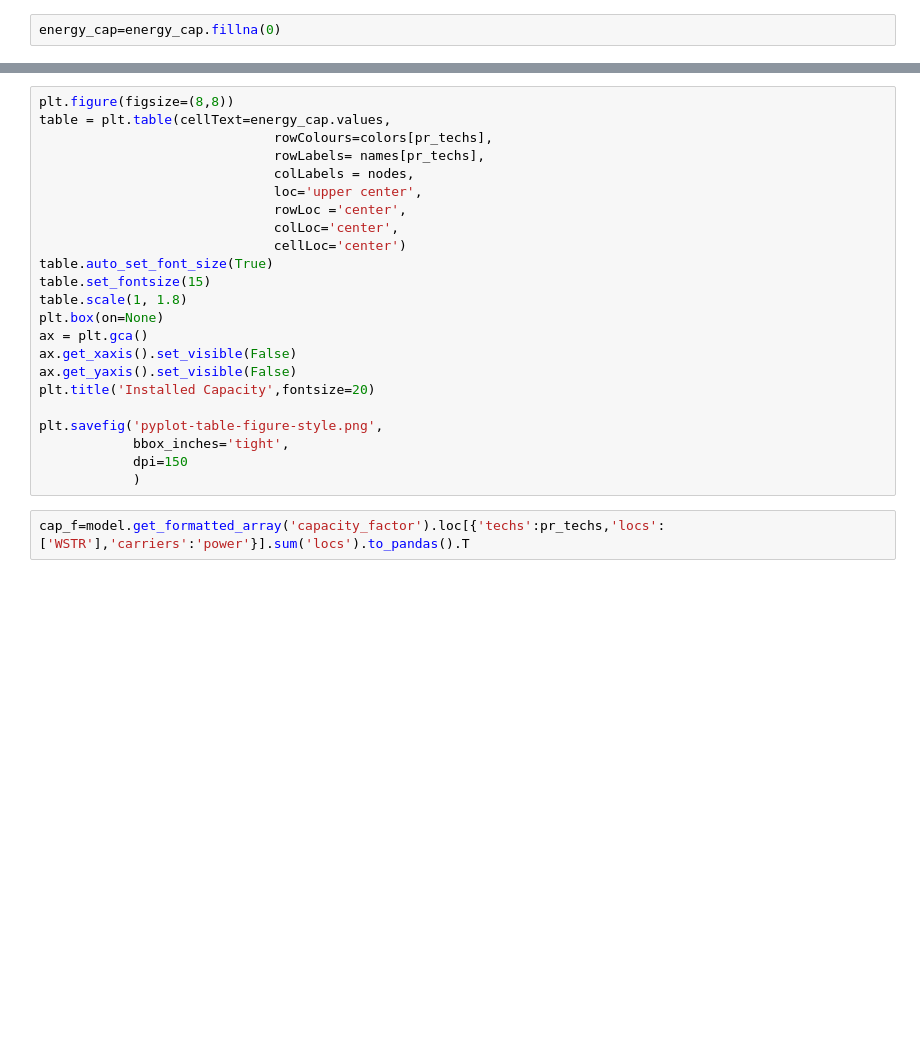
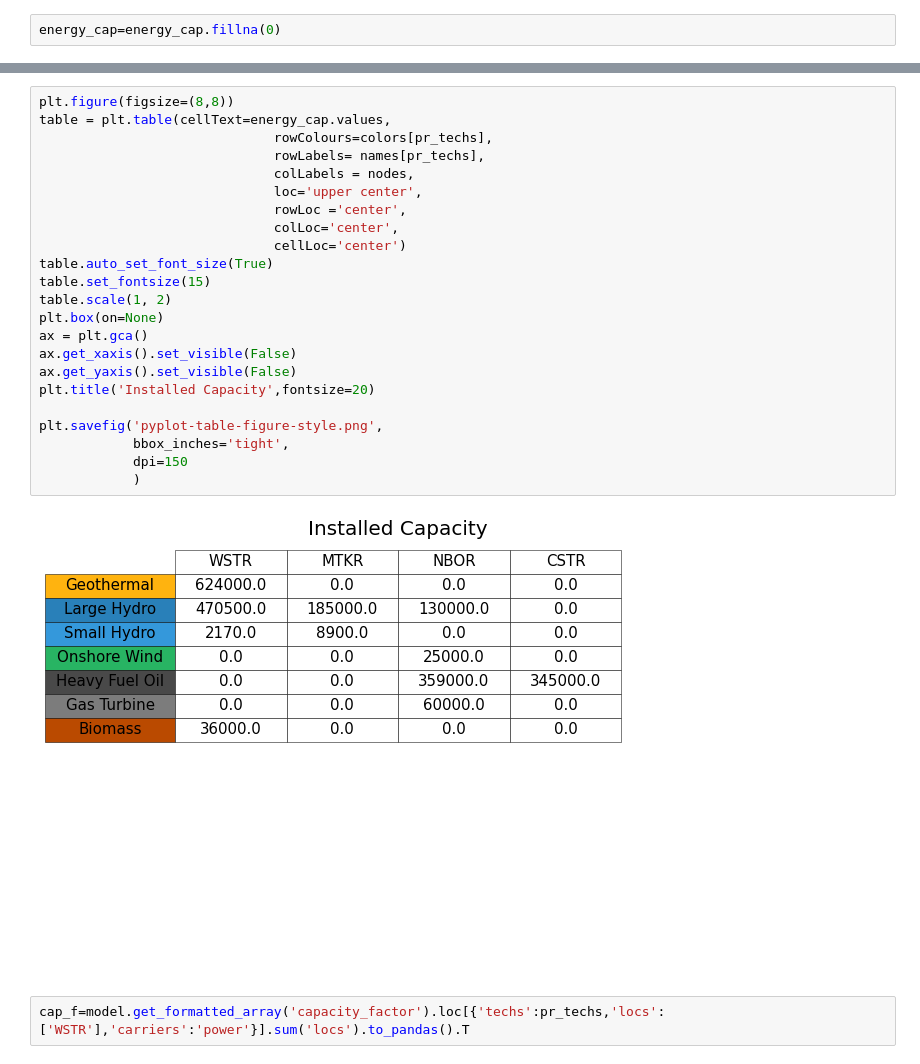
Before and after one commit to FEEM-Africa-REP/CIVICS, a Jupyter notebook: Calliope_Kenya/Models/4Nodes_No-Coffee/Kenya_2015_ICE_NB.ipynb, the cells around one changed output, grey strips where cells are left out. Cells and saved outputs as stored; diff of their text form; blank space fills up the shorter version.

```diff
--- a/Calliope_Kenya/Models/4Nodes_No-Coffee/Kenya_2015_ICE_NB.ipynb
+++ b/Calliope_Kenya/Models/4Nodes_No-Coffee/Kenya_2015_ICE_NB.ipynb
@@ -282,26 +396,28 @@ nodes
 # %%
 plt.figure(figsize=(8,8))
 table = plt.table(cellText=energy_cap.values,
                               rowColours=colors[pr_techs],
                               rowLabels= names[pr_techs],
                               colLabels = nodes,
                               loc='upper center',
                               rowLoc ='center',
                               colLoc='center',
                               cellLoc='center')
 table.auto_set_font_size(True)
 table.set_fontsize(15)
-table.scale(1, 1.8)
+table.scale(1, 2)
 plt.box(on=None)
 ax = plt.gca()
 ax.get_xaxis().set_visible(False)
 ax.get_yaxis().set_visible(False)
 plt.title('Installed Capacity',fontsize=20)
 
 plt.savefig('pyplot-table-figure-style.png',
             bbox_inches='tight',
             dpi=150
             )
+# %% [output]
+[figure, added]
 # %%
 cap_f=model.get_formatted_array('capacity_factor').loc[{'techs':pr_techs,'locs':['WSTR'],'carriers':'power'}].sum('locs').to_pandas().T
 # %%
```
Also changed, not shown: parts of 16 cells of this notebook, 6 other files.
